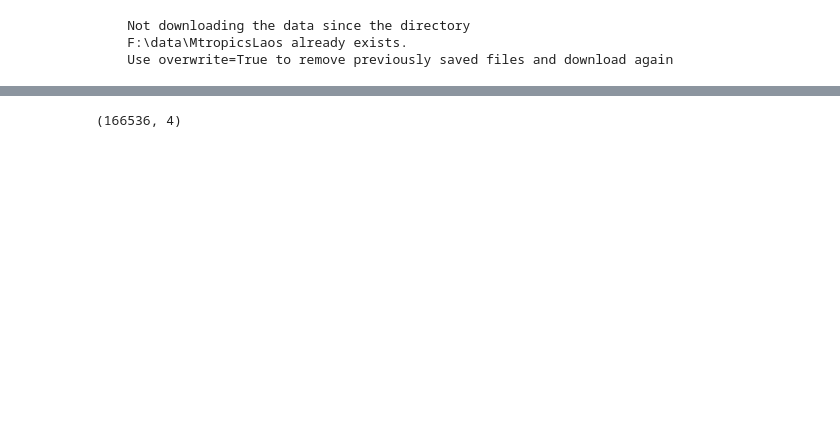
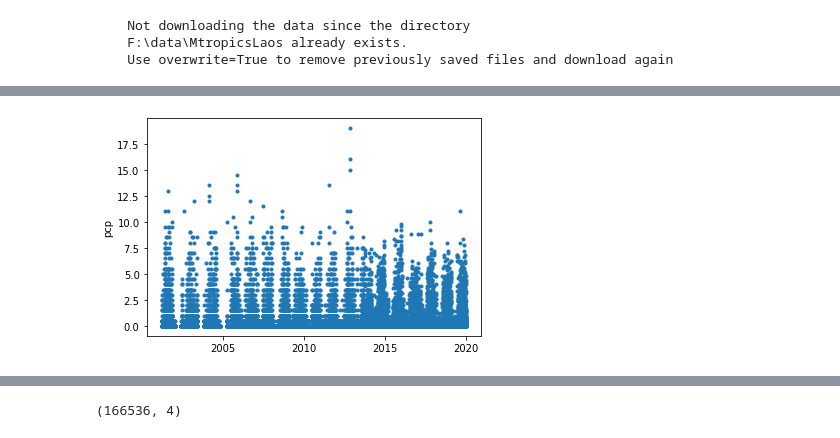
Before and after one commit to AtrCheema/ai4water_examples, a Jupyter notebook: docs/source/_notebooks/datasets/mtropics_laos.ipynb, the cells around one changed output, grey strips where cells are left out. Drawn from its saved outputs; the diff is of its cells as text; code cells hidden in the pictures; blank space fills up the shorter version.

```diff
--- a/docs/source/_notebooks/datasets/mtropics_laos.ipynb
+++ b/docs/source/_notebooks/datasets/mtropics_laos.ipynb
@@ -34,6 +51,8 @@ seaborn 0.12.0
 # %%
 
-laos = MtropicsLaos(path="F:\\data\\MtropicsLaos")
+laos = MtropicsLaos(
+    path="F:\\data\\MtropicsLaos"
+)
 # %% [output]
     Not downloading the data since the directory
     F:\data\MtropicsLaos already exists.
@@ -43,4 +62,4 @@ laos = MtropicsLaos(path="F:\\data\\MtropicsLaos")
 # %%
-pcp = laos.fetch_pcp()
+pcp = laos.fetch_pcp(en="2019-12-31 23:54:00")
 print(pcp.shape)
 # %% [output]
@@ -47,0 +85,4 @@ print(pcp.shape)
+# %%
+_ = plot(pcp, '.')
+# %% [output]
+[figure, added]
```
Also changed, not shown: parts of 51 cells of this notebook, 18 other files.
